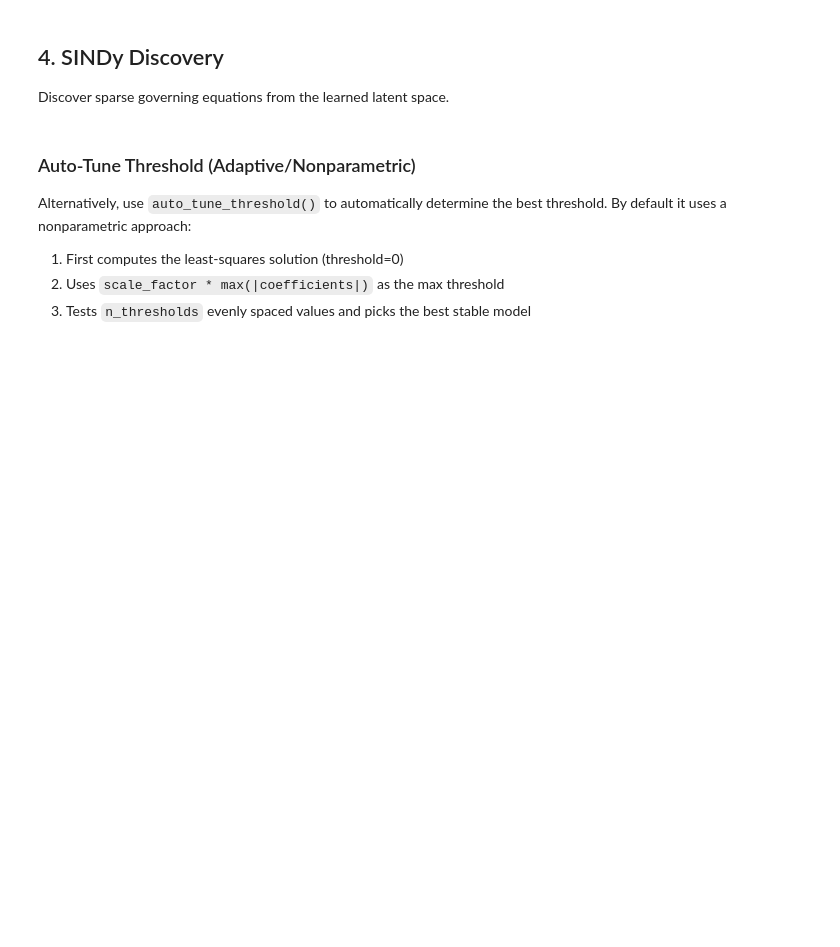
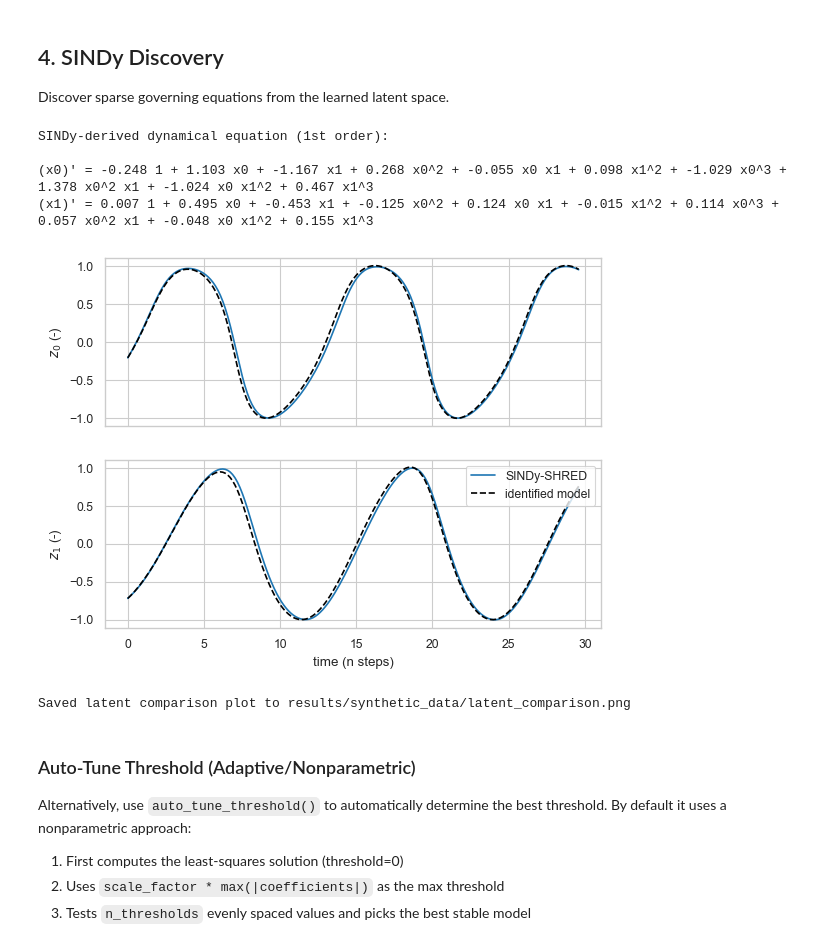
Before and after one commit to gaoliyao/sindy-shred, a Jupyter notebook: synthetic_data_analysis_detailed.ipynb, the cells around one changed output. Cells and saved outputs as stored; diff of their text form; code cells hidden in the pictures; blank space fills up the shorter version.

```diff
--- a/synthetic_data_analysis_detailed.ipynb
+++ b/synthetic_data_analysis_detailed.ipynb
@@ -130,8 +135,6 @@ b = 0.8
 Iext = 0.65
 
 # Solve the ODE
-solution_fn = solve_ivp(
-    rhs_FNM, [0, T], x0, t_eval=t_solution, args=(tau1, a, b, Iext)
-)
+solution_fn = solve_ivp(rhs_FNM, [0, T], x0, t_eval=t_solution, args=(tau1, a, b, Iext))
 
 print(f"FitzHugh-Nagumo solution shape: {solution_fn.y.shape}")
@@ -252,11 +274,5 @@ model = SINDySHRED(
 
 # Fit the model
 model.fit(
-    num_sensors,
-    dt,
-    load_X,
-    lags,
-    train_length,
-    validate_length,
-    sensor_locations
+    num_sensors, dt, load_X, lags, train_length, validate_length, sensor_locations
 )
@@ -267,11 +301,16 @@ Discover sparse governing equations from the learned latent space.
 # %%
 # Perform SINDy identification with automatic plot saving
 model.sindy_identify(
-    threshold=threshold,
-    plot_result=True,
-    save_path=f"{RESULTS_DIR}/latent_comparison"
+    threshold=threshold, plot_result=True, save_path=f"{RESULTS_DIR}/latent_comparison"
 )
 print(f"Saved latent comparison plot to {RESULTS_DIR}/latent_comparison.png")
+# %% [output]
+SINDy-derived dynamical equation (1st order):
+
+(x0)' = -0.248 1 + 1.103 x0 + -1.167 x1 + 0.268 x0^2 + -0.055 x0 x1 + 0.098 x1^2 + -1.029 x0^3 + 1.378 x0^2 x1 + -1.024 x0 x1^2 + 0.467 x1^3
+(x1)' = 0.007 1 + 0.495 x0 + -0.453 x1 + -0.125 x0^2 + 0.124 x0 x1 + -0.015 x1^2 + 0.114 x0^3 + 0.057 x0^2 x1 + -0.048 x0 x1^2 + 0.155 x1^3
+[figure, added]
+Saved latent comparison plot to results/synthetic_data/latent_comparison.png
 # %% [markdown]
 ### Auto-Tune Threshold (Adaptive/Nonparametric)
 
```
Also changed, not shown: parts of 15 cells of this notebook, 1 other file.
